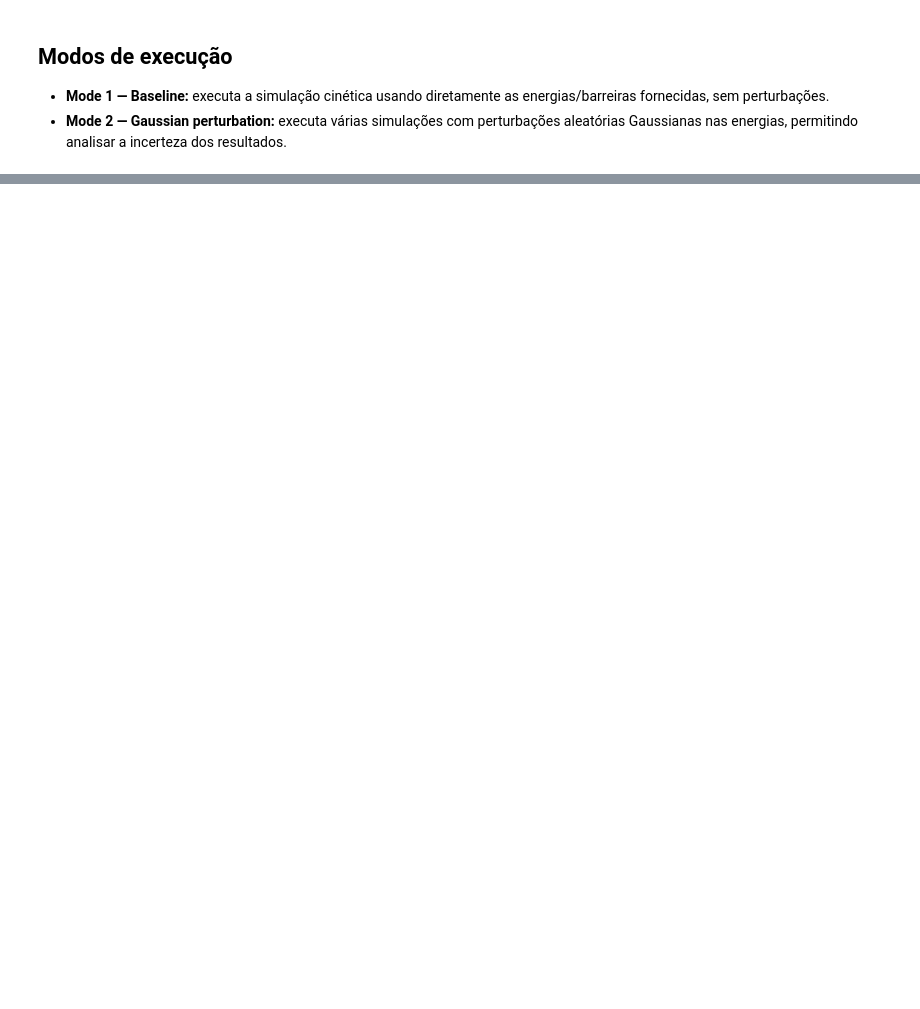
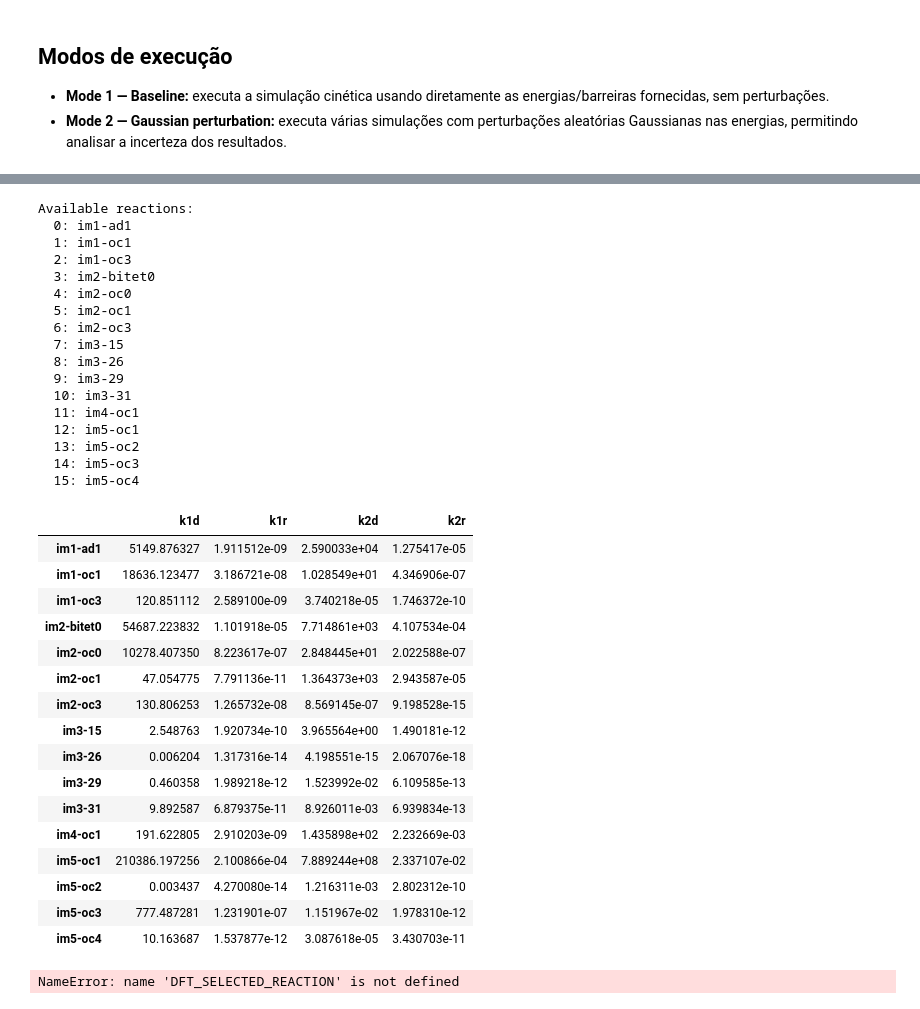
Before and after one commit to attiliocn/kinetics, a Jupyter notebook: main.ipynb, the cells around one changed output, grey strips where cells are left out. Saved outputs shown, nothing was run; the diff lists cells and outputs as text; code cells hidden in the pictures; blank space fills up the shorter version.

Commit message:
Run DFT reactions across standard conditions
Co-authored-by: Copilot <223556219+Copilot@users.noreply.github.com>

```diff
--- a/main.ipynb
+++ b/main.ipynb
@@ -174,10 +205,10 @@ if DATASET_PATH == "imports/calc-dft.xlsx" or FORCE_DFT_CONDITIONS:
         'im3-j31': _settings(0.1, 0.2, 12, 70),       # 16 Qin 2023, Mo(bisAr)-2
         'im3-j26': _settings(0.1, 0.1, 1, 22),        # 17 Zhang 2014, 9a
     }
-    DFT_SELECTED_REACTION = 'im3-j29-2eq'
+    DFT_SELECTED_REACTION = None
 
     # Apply custom settings for the selected reaction to the global options:
-    if DFT_SELECTED_REACTION in DFT_DATASET_SETTINGS:
+    if DFT_SELECTED_REACTION and DFT_SELECTED_REACTION in DFT_DATASET_SETTINGS:
         custom_settings = DFT_DATASET_SETTINGS[DFT_SELECTED_REACTION]
 
         # Set sigma to 2 kcal/mol (DFT Only)
@@ -294,48 +399,79 @@ display(rates_df.head().style.format("{:.2e}"))
 print("Available reactions:")
 for i, idx in enumerate(rates_df.index):
     print(f"  {i}: {idx}")
 
 # Select one reaction by index
 selected_rates = rates_df.copy()
 # selected_rates = selected_rates.iloc[[0,8,38,39,43,69,71,77,78,85,89,91,104,111,133]]
 # selected_rates = selected_rates.iloc[[96,129]]
 # selected_rates = selected_rates.iloc[5:]
 
 display(selected_rates)
 
 if DATASET_PATH == "imports/calc-dft.xlsx" or FORCE_DFT_CONDITIONS:
-    # For the DFT dataset, we select the reaction specified in DFT_SELECTED_REACTION
+    # Select all reactions configured in DFT_REACTIONS.
 
     # Count the number of - in the label, if >1 do rsplit with n-1 and keep only 0 (ie, im4-oc1-2eq should be treated as im4-oc1)
-    shifter_counter = DFT_SELECTED_REACTION.count('-')
-    if shifter_counter > 1:
-        base_label = DFT_SELECTED_REACTION.rsplit('-', shifter_counter-1)[0]
-        print(f'WARNING: The selected DFT reaction label "{DFT_SELECTED_REACTION}" contains {shifter_counter} dashes. Using base label "{base_label}" for filtering.')
-    else:
-        base_label = DFT_SELECTED_REACTION
-        print(f'Selected DFT reaction label "{DFT_SELECTED_REACTION}" contains {shifter_counter} dashes. Using it directly for filtering.')
-
-    # Remove j from base_label to match the format in the dataset (eg, im3-j15 should be im3-15)
-    if 'j' in base_label:
-        base_label = base_label.replace('j', '')
-        print(f'Adjusted base label to "{base_label}" for matching dataset format.')
-
-    selected_rates = selected_rates.loc[[base_label]]
+    dft_dataset_reactions = [
+        (label.rsplit('-', 1)[0] if label.count('-') > 1 else label).replace('-j', '-')
+        for label in DFT_REACTIONS
+    ]
+    missing_dft_reactions = sorted(set(dft_dataset_reactions) - set(selected_rates.index))
+    if missing_dft_reactions:
+        raise KeyError(f"DFT reactions not found in dataset: {missing_dft_reactions}")
+    selected_rates = selected_rates.loc[dft_dataset_reactions]
+    print(f"Selected {len(selected_rates)} DFT reactions from DFT_REACTIONS")
 
 print('-'*75)
 print("Selected reactions:")
 print('-'*75)
 print(f"Number of selected reactions: {len(selected_rates)}")
 
 print('-'*75)
 print("Barrier energies for selected reactions (kcal/mol):")
 print('-'*75)
 display(barriers_df.loc[selected_rates.index].round(1))
 
 print('-'*75)
 print("Rate constants for selected reactions (1/s):")
 print('-'*75)
 display(selected_rates.head())
+# %% [output]
+Available reactions:
+  0: im1-ad1
+  1: im1-oc1
+  2: im1-oc3
+  3: im2-bitet0
+  4: im2-oc0
+  5: im2-oc1
+  6: im2-oc3
+  7: im3-15
+  8: im3-26
+  9: im3-29
+  10: im3-31
+  11: im4-oc1
+  12: im5-oc1
+  13: im5-oc2
+  14: im5-oc3
+  15: im5-oc4
+|  | k1d | k1r | k2d | k2r |
+| im1-ad1 | 5149.876327 | 1.911512e-09 | 2.590033e+04 | 1.275417e-05 |
+| im1-oc1 | 18636.123477 | 3.186721e-08 | 1.028549e+01 | 4.346906e-07 |
+| im1-oc3 | 120.851112 | 2.589100e-09 | 3.740218e-05 | 1.746372e-10 |
+| im2-bitet0 | 54687.223832 | 1.101918e-05 | 7.714861e+03 | 4.107534e-04 |
+| im2-oc0 | 10278.407350 | 8.223617e-07 | 2.848445e+01 | 2.022588e-07 |
+| im2-oc1 | 47.054775 | 7.791136e-11 | 1.364373e+03 | 2.943587e-05 |
+| im2-oc3 | 130.806253 | 1.265732e-08 | 8.569145e-07 | 9.198528e-15 |
+| im3-15 | 2.548763 | 1.920734e-10 | 3.965564e+00 | 1.490181e-12 |
+| im3-26 | 0.006204 | 1.317316e-14 | 4.198551e-15 | 2.067076e-18 |
+| im3-29 | 0.460358 | 1.989218e-12 | 1.523992e-02 | 6.109585e-13 |
+| im3-31 | 9.892587 | 6.879375e-11 | 8.926011e-03 | 6.939834e-13 |
+| im4-oc1 | 191.622805 | 2.910203e-09 | 1.435898e+02 | 2.232669e-03 |
+| im5-oc1 | 210386.197256 | 2.100866e-04 | 7.889244e+08 | 2.337107e-02 |
+| im5-oc2 | 0.003437 | 4.270080e-14 | 1.216311e-03 | 2.802312e-10 |
+| im5-oc3 | 777.487281 | 1.231901e-07 | 1.151967e-02 | 1.978310e-12 |
+| im5-oc4 | 10.163687 | 1.537877e-12 | 3.087618e-05 | 3.430703e-11 |
+NameError: name 'DFT_SELECTED_REACTION' is not defined
 # %%
 # Quick run reminder:
 # 1) Set RUN_MODE = "mode1" for baseline from rates.
```
Also changed, not shown: parts of 8 cells of this notebook.
